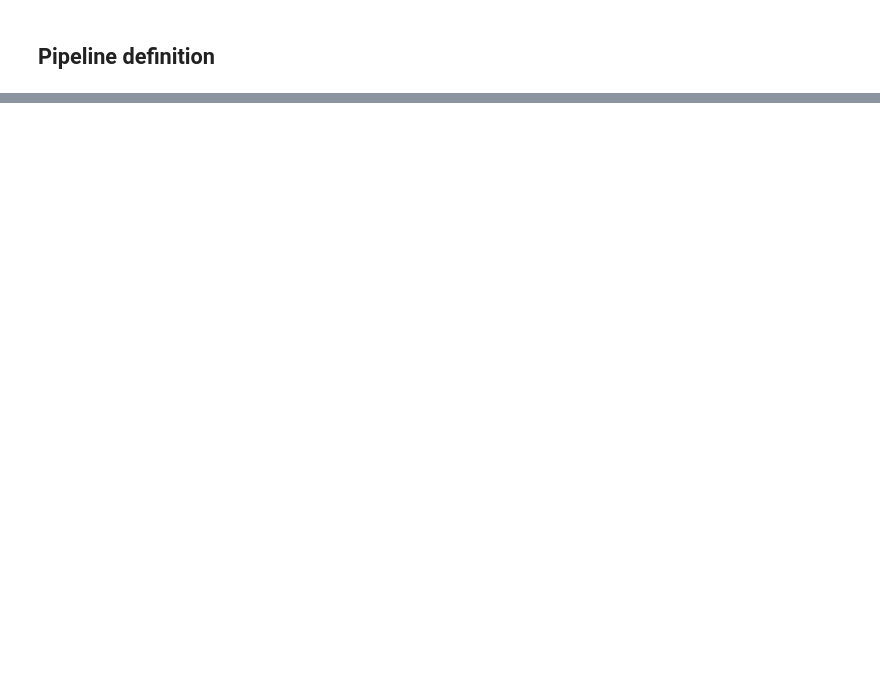
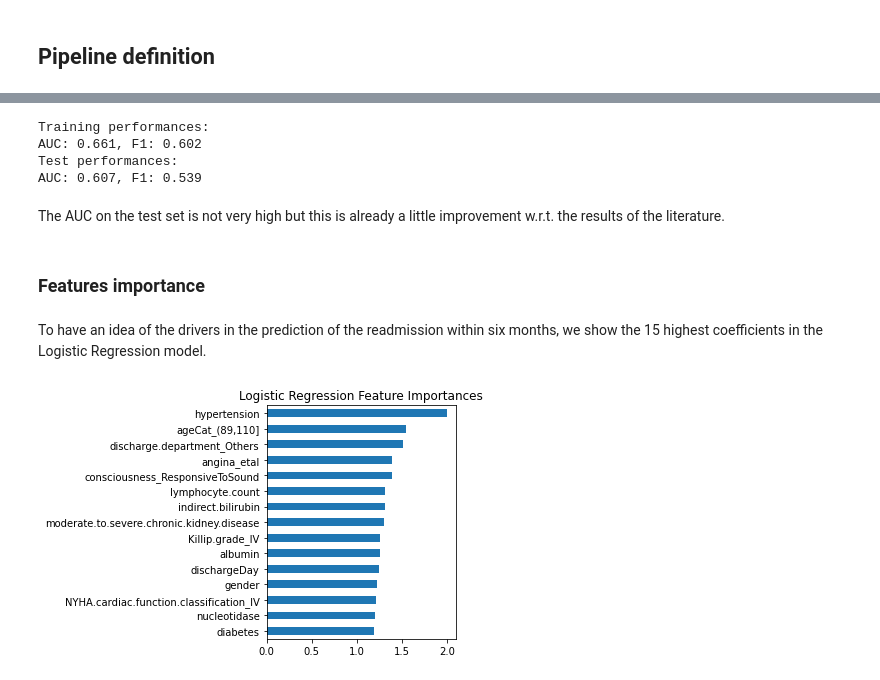
Before and after one commit to annachiara-rossi/heart-failure-project, a Jupyter notebook: 4_Models_definition.ipynb, the cells around one changed output, grey strips where cells are left out. Cells and saved outputs as stored; diff of their text form; code cells hidden in the pictures; blank space fills up the shorter version.

```diff
--- a/4_Models_definition.ipynb
+++ b/4_Models_definition.ipynb
@@ -300,0 +124,7 @@ sorted(zip(feature_importances,features_names), reverse=True)
+# %%
+elasticnet_model = LogisticRegression(penalty = 'elasticnet', solver = 'saga',
+                                 class_weight = 'balanced', max_iter = 5000, random_state=42)
+
+#Pipeline: preprocessing + Logistic regression model with elasticnet penalization
+LR12_pipeline = Pipeline([('preprocessing', full_pipeline),
+                            ('logistic', elasticnet_model)])
@@ -300,0 +136,8 @@ sorted(zip(feature_importances,features_names), reverse=True)
+# %%
+#Hyperparameters grid
+param_grid={"logistic__C": [0.1,0.01,1.0],
+            "logistic__l1_ratio":[0.25,0.5,0.75]}
+
+cv = RepeatedStratifiedKFold(n_splits=5, n_repeats=3, random_state=42)
+
+GS_elasticnet = GridSearchCV(LR12_pipeline, param_grid, cv=cv, scoring="f1", n_jobs=-1)
@@ -300,0 +501,32 @@ sorted(zip(feature_importances,features_names), reverse=True)
+# %%
+GS_elasticnet.fit(X_train,Y_train)
+print('Training performances:')
+m1 = compute_metrics(Y_train, GS_elasticnet.predict(X_train))
+print('Test performances:')
+m2 = compute_metrics(Y_test, GS_elasticnet.predict(X_test))
+# %% [output]
+Training performances:
+AUC: 0.661, F1: 0.602
+Test performances:
+AUC: 0.607, F1: 0.539
+# %% [markdown]
+The AUC on the test set is not very high but this is already a little improvement w.r.t. the results of the literature.
+# %%
+final_model = GS_elasticnet.best_estimator_.named_steps['logistic']
+feature_names = list(GS_elasticnet.best_estimator_.named_steps['preprocessing'][:-1].get_feature_names_out(input_features=X_train.columns))
+# %% [markdown]
+### Features importance
+# %% [markdown]
+To have an idea of the drivers in the prediction of the readmission within six months, we show the 15 highest coefficients in the Logistic Regression model.
+# %%
+feature_importances = pow(math.e,final_model.coef_[0])
+
+importances = pd.Series(
+    feature_importances[:106], index=feature_names[:106]
+).sort_values(ascending=True)
+
+ax = importances[91:].plot.barh()
+ax.set_title("Logistic Regression Feature Importances")
+ax.figure.tight_layout()
+# %% [output]
+[figure, added]
```
Also changed, not shown: parts of 99 cells of this notebook, 3 other files.
